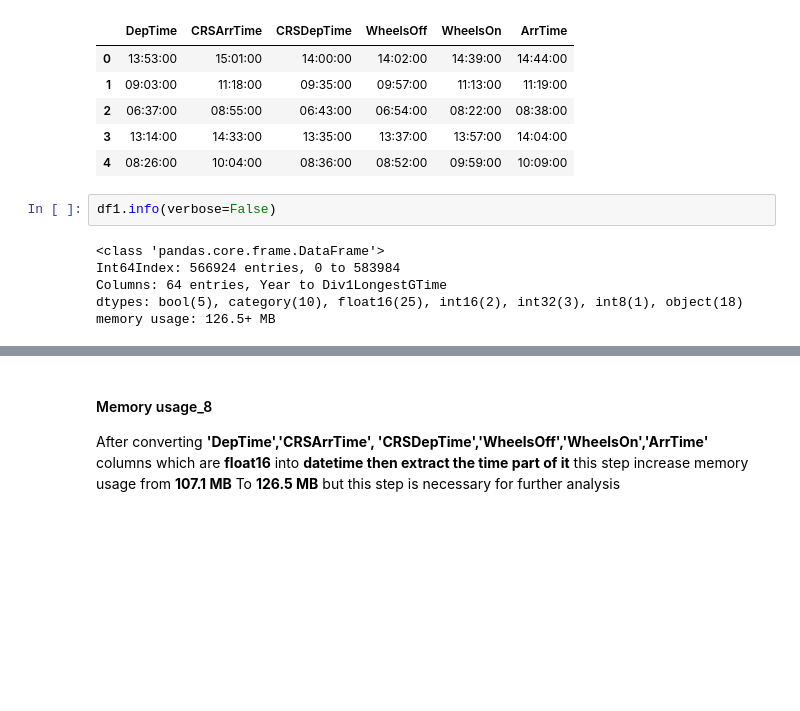
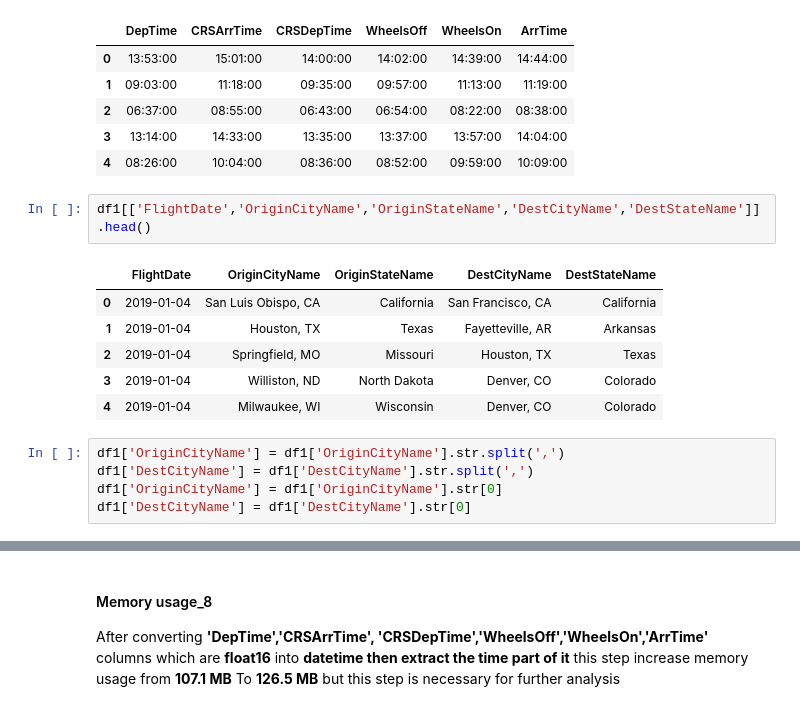
Before and after one commit to Mohamed-hanafy30/Airline_transportation_statistics, a Jupyter notebook: First_ETL_pipline_memory_issues.ipynb, the cells around one changed output, grey strips where cells are left out. Cells and saved outputs as stored; diff of their text form; blank space fills up the shorter version.

Commit message:
Uploading third version of 'First_ETL_pipline_memory_issues.ipynb' after changing 'OriginCityName','DestCityName'

```diff
--- a/First_ETL_pipline_memory_issues.ipynb
+++ b/First_ETL_pipline_memory_issues.ipynb
@@ -403,11 +390,17 @@ df1[hhmm].head()
 | 2 | 06:37:00 | 08:55:00 | 06:43:00 | 06:54:00 | 08:22:00 | 08:38:00 |
 | 3 | 13:14:00 | 14:33:00 | 13:35:00 | 13:37:00 | 13:57:00 | 14:04:00 |
 | 4 | 08:26:00 | 10:04:00 | 08:36:00 | 08:52:00 | 09:59:00 | 10:09:00 |
-# %%
-df1.info(verbose=False)
-# %% [output]
-<class 'pandas.core.frame.DataFrame'>
-Int64Index: 566924 entries, 0 to 583984
-Columns: 64 entries, Year to Div1LongestGTime
-dtypes: bool(5), category(10), float16(25), int16(2), int32(3), int8(1), object(18)
-memory usage: 126.5+ MB
+# %%
+df1[['FlightDate','OriginCityName','OriginStateName','DestCityName','DestStateName']].head()
+# %% [output]
+|  | FlightDate | OriginCityName | OriginStateName | DestCityName | DestStateName |
+| 0 | 2019-01-04 | San Luis Obispo, CA | California | San Francisco, CA | California |
+| 1 | 2019-01-04 | Houston, TX | Texas | Fayetteville, AR | Arkansas |
+| 2 | 2019-01-04 | Springfield, MO | Missouri | Houston, TX | Texas |
+| 3 | 2019-01-04 | Williston, ND | North Dakota | Denver, CO | Colorado |
+| 4 | 2019-01-04 | Milwaukee, WI | Wisconsin | Denver, CO | Colorado |
+# %%
+df1['OriginCityName'] = df1['OriginCityName'].str.split(',')
+df1['DestCityName'] = df1['DestCityName'].str.split(',')
+df1['OriginCityName'] = df1['OriginCityName'].str[0]
+df1['DestCityName'] = df1['DestCityName'].str[0]
```
Also changed, not shown: parts of 5 cells of this notebook.
